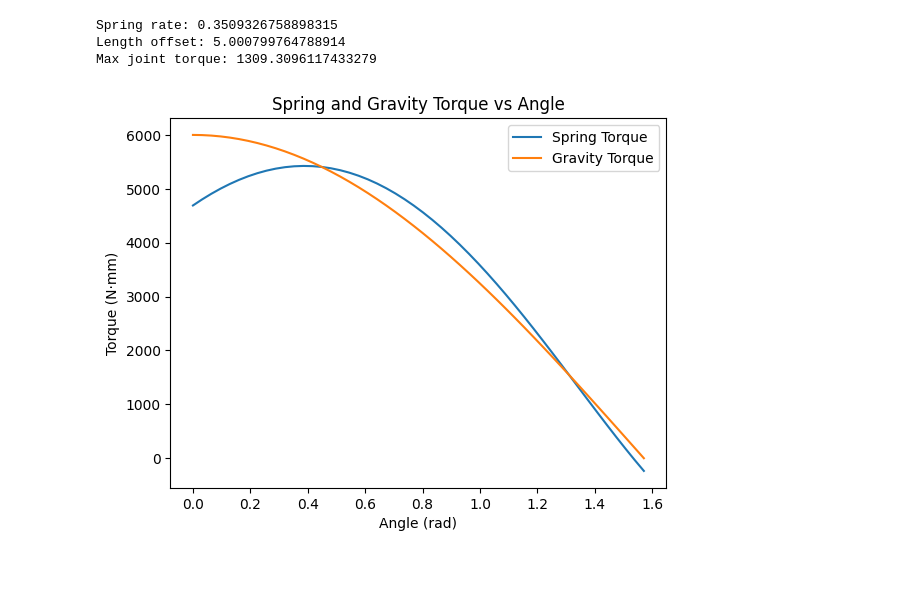
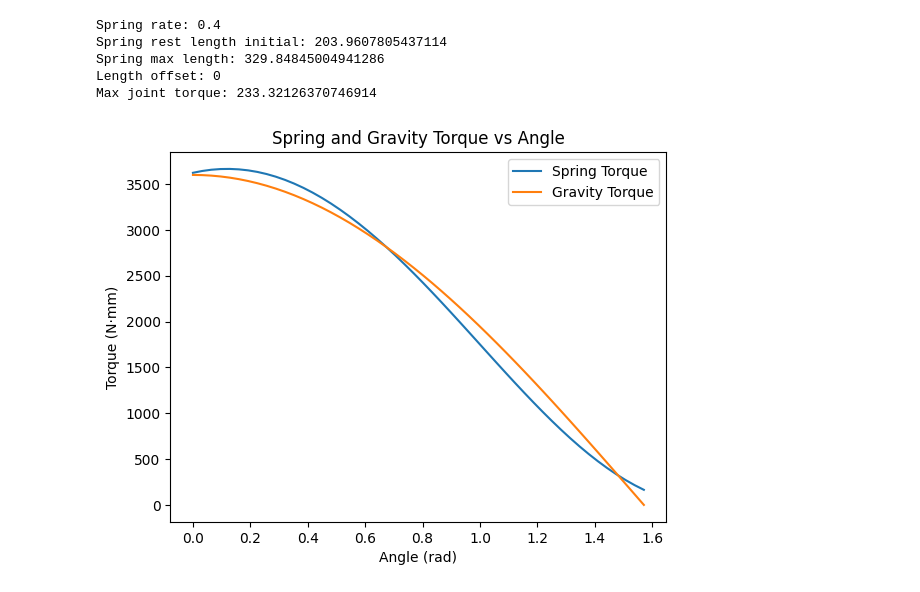
Before and after one commit to RedPug/ARE_2026, a Jupyter notebook: calculators/springs.ipynb, the cells around one changed output. Saved outputs shown, nothing was run; the diff lists cells and outputs as text; code cells hidden in the pictures.

Commit message:
added spring calculations

```diff
--- a/calculators/springs.ipynb
+++ b/calculators/springs.ipynb
@@ -4,61 +4,77 @@ import matplotlib.pyplot as plt
 from scipy.optimize import least_squares
 # %%
 arm_length = 600 # mm
-support_x = 100 # mm
-support_y = 100 # mm
+support_x = -40 # mm
+support_y = 80 # mm
 
-spring_dist = 300 # mm from root to spring mount
+spring_dist = 280 # mm from root to spring mount
 
+initial_spring_force = 3 # N
 
-end_weight = 10 # N
+end_weight = 6 # N
 # %%
-def calculate_spring_torque(spring_rate, length_offset, arm_length, support_x, support_y, spring_dist, end_weight):
-    spring_rest_length = np.sqrt(
-        (spring_dist * np.cos(np.pi/2) + support_x)**2 +
-        (spring_dist * np.sin(np.pi/2) - support_y)**2
-        ) + length_offset # mm
+spring_rest_length_initial = np.sqrt(
+    (spring_dist * np.cos(np.pi/2) - support_x)**2 +
+    (spring_dist * np.sin(np.pi/2) - support_y)**2
+    ) # mm
+
+spring_max_length = np.sqrt(
+    (spring_dist * np.cos(0) - support_x)**2 +
+    (spring_dist * np.sin(0) - support_y)**2
+    ) # mm
+
+def calculate_spring_torque(spring_rate, length_offset):
+    spring_rest_length = spring_rest_length_initial + length_offset # mm
 
     angles = np.linspace(0, np.pi/2)
 
     gravity_torque = arm_length * np.cos(angles) * end_weight
 
-    f_dx = spring_dist * np.cos(angles) + support_x
+    f_dx = spring_dist * np.cos(angles) - support_x
     f_dy = spring_dist * np.sin(angles) - support_y
-    spring_force = -spring_rate * (np.sqrt(f_dx**2 + f_dy**2) - spring_rest_length)
+    spring_force = -spring_rate * (np.sqrt(f_dx**2 + f_dy**2) - spring_rest_length) - initial_spring_force
 
     fx = f_dx / np.sqrt(f_dx**2 + f_dy**2) * spring_force
     fy = f_dy / np.sqrt(f_dx**2 + f_dy**2) * spring_force
 
     dx = spring_dist * np.cos(angles)
     dy = spring_dist * np.sin(angles)
 
     spring_torque = dx * fy - dy * fx
 
     return angles, spring_torque, gravity_torque
 
 def get_spring_error(params):
     spring_rate, length_offset = params
-    angles, spring_torque, gravity_torque = calculate_spring_torque(spring_rate, length_offset, arm_length, support_x, support_y, spring_dist, end_weight)
+    angles, spring_torque, gravity_torque = calculate_spring_torque(spring_rate, length_offset)
 
     return np.max(abs(spring_torque - gravity_torque))*0.2 + np.sum(np.abs(spring_torque - gravity_torque)*np.diff(angles)[0])
 
-spring_rate, length_offset = least_squares(get_spring_error, (0.5, 5)).x
+# spring_rate, length_offset = least_squares(get_spring_error, (0.5, 0)).x
+spring_rate = 0.2*2
+length_offset = 0
 print("Spring rate:", spring_rate)
+print("Spring rest length initial:", spring_rest_length_initial)
+print("Spring max length:", spring_max_length)
 print("Length offset:", length_offset)
 
-angles, spring_torque, gravity_torque = calculate_spring_torque(spring_rate, length_offset, arm_length, support_x, support_y, spring_dist, end_weight)
+
+
+angles, spring_torque, gravity_torque = calculate_spring_torque(spring_rate, length_offset)
 print("Max joint torque:", np.max(abs(spring_torque - gravity_torque)))
 
 fig, ax = plt.subplots()
 ax.plot(angles, spring_torque, label='Spring Torque')
 ax.plot(angles, gravity_torque, label='Gravity Torque')
 ax.set_xlabel('Angle (rad)')
 ax.set_ylabel('Torque (N·mm)')
 ax.set_title('Spring and Gravity Torque vs Angle')
 ax.legend()
 plt.show()
 # %% [output]
-Spring rate: 0.3509326758898315
-Length offset: 5.000799764788914
-Max joint torque: 1309.3096117433279
+Spring rate: 0.4
+Spring rest length initial: 203.9607805437114
+Spring max length: 329.84845004941286
+Length offset: 0
+Max joint torque: 233.32126370746914
-[figure, old version]
+[figure, new version]
```
